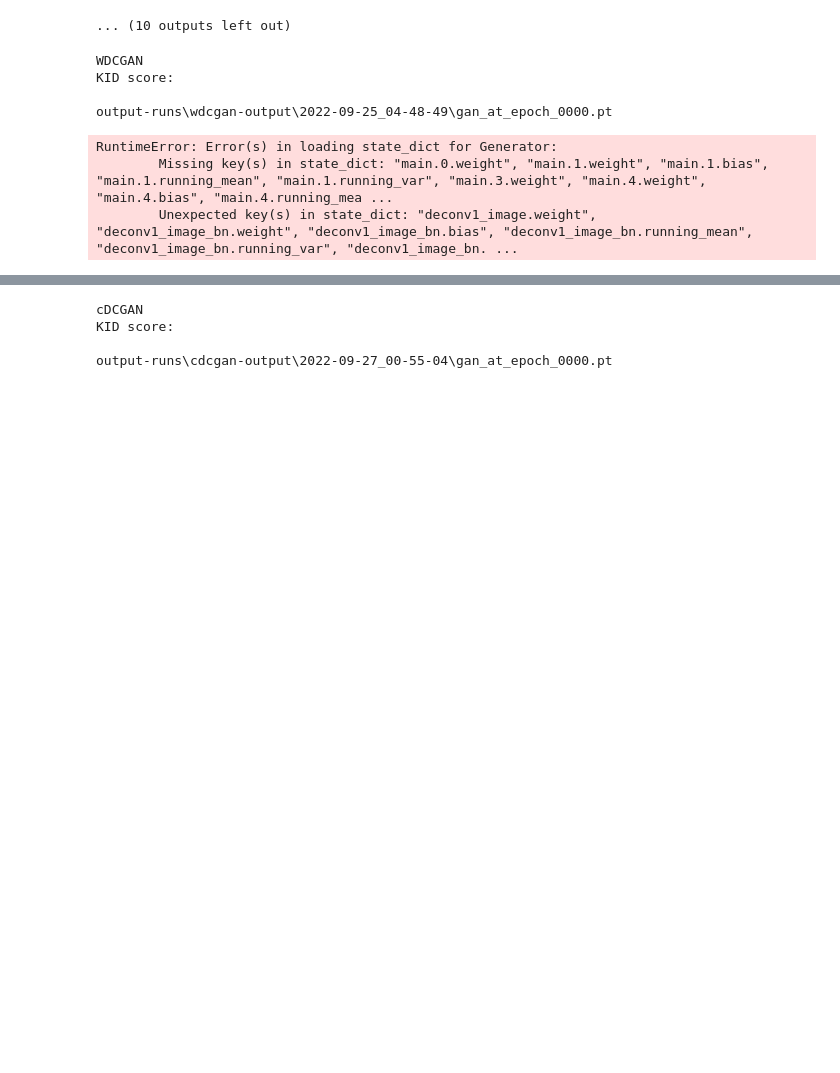
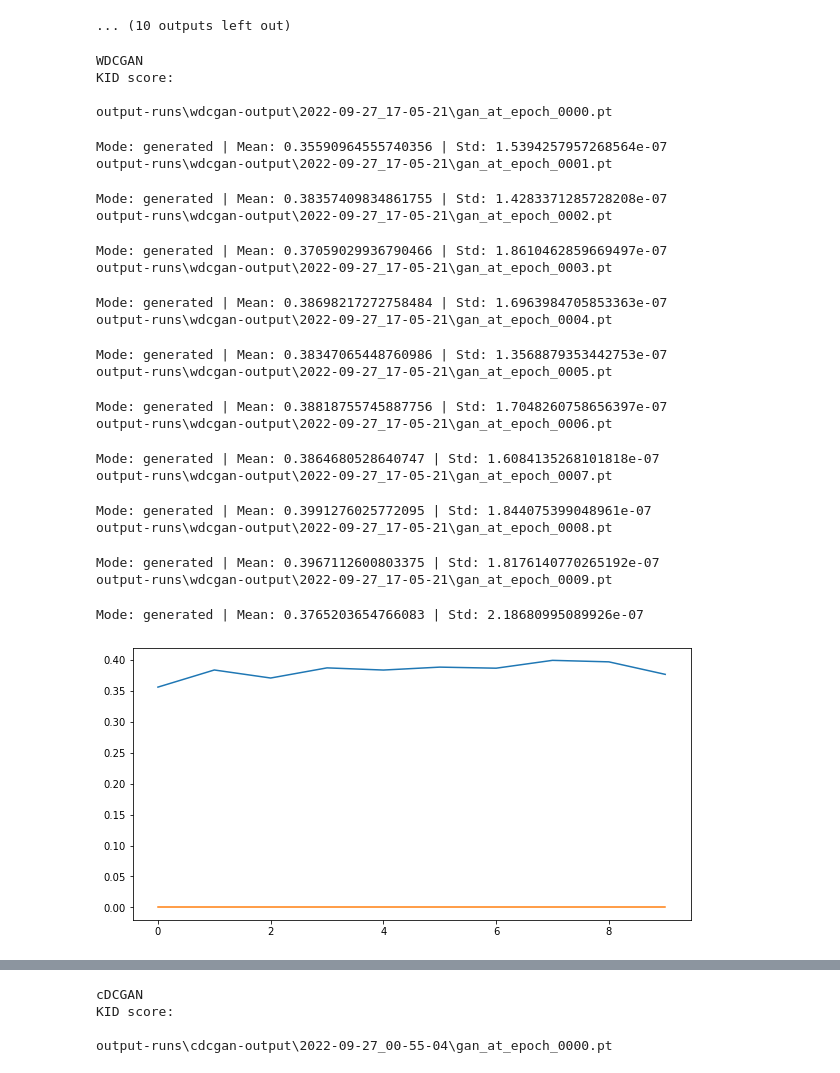
Before and after one commit to milenabruseva/thismovieposterdoesntexist, a Jupyter notebook: kid_evaluation.ipynb, the cells around one changed output, grey strips where cells are left out. Drawn from its saved outputs; the diff is of its cells as text; code cells hidden in the pictures; blank space fills up the shorter version.

```diff
--- a/kid_evaluation.ipynb
+++ b/kid_evaluation.ipynb
@@ -157,19 +157,36 @@ output-runs\dcgan-output\2022-09-26_21-16-09\gan_at_epoch_0011.pt
 # %%
 generator, _ = wdcgan_gp.create_gan(num_img_channels=NUM_IMG_CHANNELS,
                                              num_noise_vec_channels=NUM_NOISE_VEC_CHANNELS,
                                              base_num_out_channels_g=BASE_NUM_OUT_CHANNELS_G_non_conditional,
                                              base_num_out_channels_d=BASE_NUM_OUT_CHANNELS_D,
                                              d_norm_layer_type=D_NORM_LAYER_TYPE, padding_mode=PADDING_MODE,
                                              device=device)
-#evaluate_kid("WDCGAN", "output-runs\\wdcgan-output\\2022-09-25_04-48-49", generator, conditional=False)
+evaluate_kid("WDCGAN", "output-runs\\wdcgan-output\\2022-09-27_17-05-21", generator, conditional=False)
 # %% [output]
 WDCGAN
 KID score:
 
-output-runs\wdcgan-output\2022-09-25_04-48-49\gan_at_epoch_0000.pt
+output-runs\wdcgan-output\2022-09-27_17-05-21\gan_at_epoch_0000.pt
-RuntimeError: Error(s) in loading state_dict for Generator:
-        Missing key(s) in state_dict: "main.0.weight", "main.1.weight", "main.1.bias", "main.1.running_mean", "main.1.running_var", "main.3.weight", "main.4.weight", "main.4.bias", "main.4.running_mea ...
-        Unexpected key(s) in state_dict: "deconv1_image.weight", "deconv1_image_bn.weight", "deconv1_image_bn.bias", "deconv1_image_bn.running_mean", "deconv1_image_bn.running_var", "deconv1_image_bn. ...
+Mode: generated | Mean: 0.35590964555740356 | Std: 1.5394257957268564e-07
+output-runs\wdcgan-output\2022-09-27_17-05-21\gan_at_epoch_0001.pt
+Mode: generated | Mean: 0.38357409834861755 | Std: 1.4283371285728208e-07
+output-runs\wdcgan-output\2022-09-27_17-05-21\gan_at_epoch_0002.pt
+Mode: generated | Mean: 0.37059029936790466 | Std: 1.8610462859669497e-07
+output-runs\wdcgan-output\2022-09-27_17-05-21\gan_at_epoch_0003.pt
+Mode: generated | Mean: 0.38698217272758484 | Std: 1.6963984705853363e-07
+output-runs\wdcgan-output\2022-09-27_17-05-21\gan_at_epoch_0004.pt
+Mode: generated | Mean: 0.38347065448760986 | Std: 1.3568879353442753e-07
+output-runs\wdcgan-output\2022-09-27_17-05-21\gan_at_epoch_0005.pt
+Mode: generated | Mean: 0.38818755745887756 | Std: 1.7048260758656397e-07
+output-runs\wdcgan-output\2022-09-27_17-05-21\gan_at_epoch_0006.pt
+Mode: generated | Mean: 0.3864680528640747 | Std: 1.6084135268101818e-07
+output-runs\wdcgan-output\2022-09-27_17-05-21\gan_at_epoch_0007.pt
+Mode: generated | Mean: 0.3991276025772095 | Std: 1.844075399048961e-07
+output-runs\wdcgan-output\2022-09-27_17-05-21\gan_at_epoch_0008.pt
+Mode: generated | Mean: 0.3967112600803375 | Std: 1.8176140770265192e-07
+output-runs\wdcgan-output\2022-09-27_17-05-21\gan_at_epoch_0009.pt
+Mode: generated | Mean: 0.3765203654766083 | Std: 2.18680995089926e-07
+[figure, added]
 # %%
 generator, _ = sndcgan.create_gan(num_img_channels=NUM_IMG_CHANNELS,
                                               num_noise_vec_channels=NUM_NOISE_VEC_CHANNELS,
```
Also changed, not shown: parts of 1 cell of this notebook, 1 other file.
